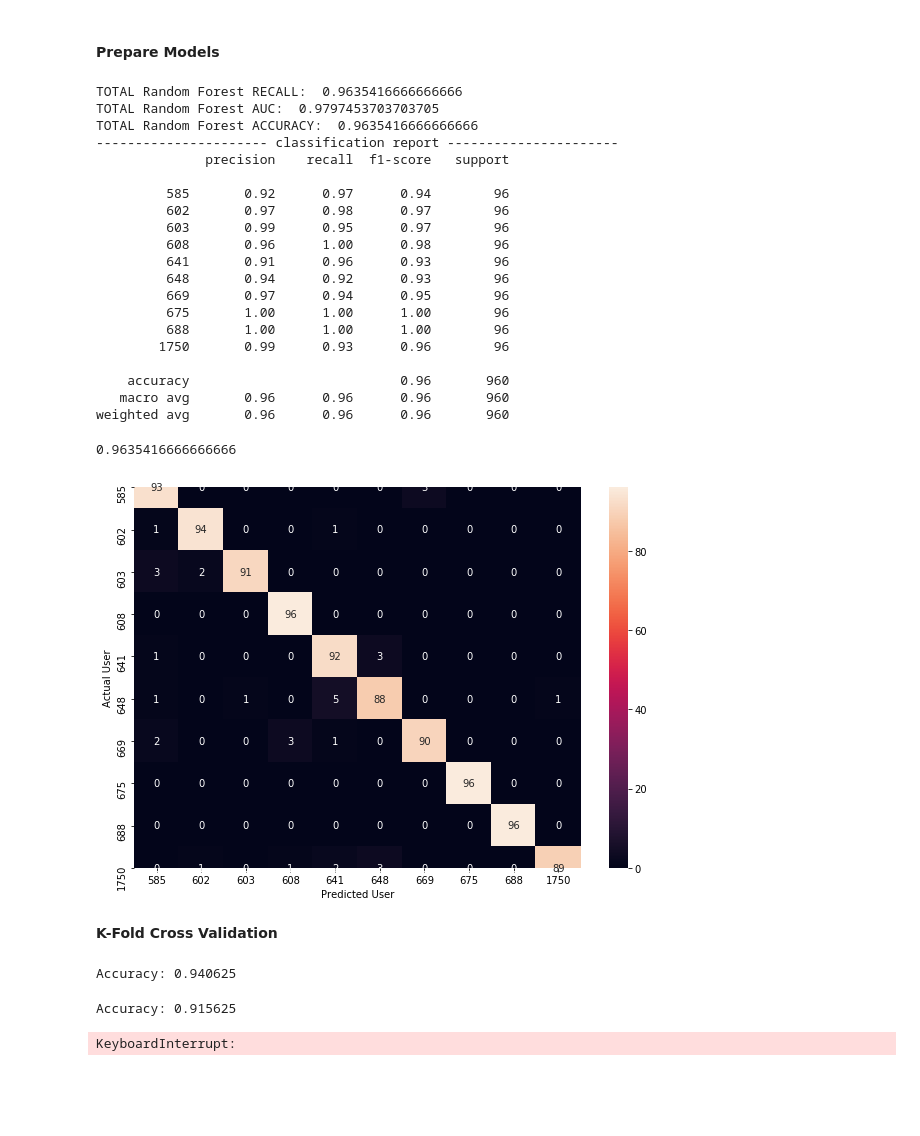
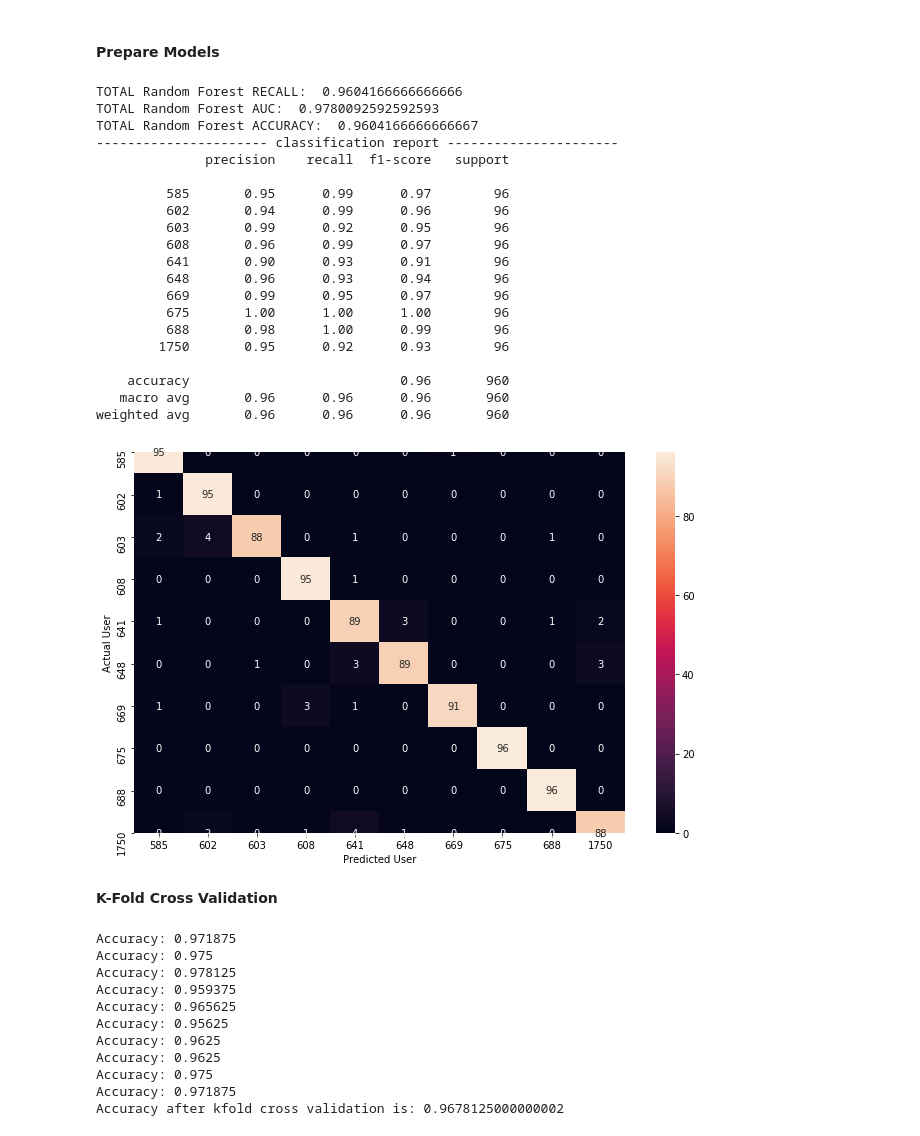
Before and after one commit to ek169/CSC_461_Final, a Jupyter notebook: Final_Project.ipynb, the cells around one changed output. Saved outputs shown, nothing was run; the diff lists cells and outputs as text; code cells hidden in the pictures; blank space fills up the shorter version.

```diff
--- a/Final_Project.ipynb
+++ b/Final_Project.ipynb
@@ -159,7 +159,10 @@ def preprocess_xyz(features, labels):
                'magnitude',
                'xz_cor', 'yz_cor',
                'x_peaks', 'y_peaks', 'z_peaks', 'avg_peaks',
-               'x_peak_width_mean', 'y_peak_width_mean', 'z_peak_width_mean'
+               'x_peak_width_mean', 'y_peak_width_mean', 'z_peak_width_mean',
+               'x_avg_dist_from_mean', 'y_avg_dist_from_mean', 'z_avg_dist_from_mean',
+               'x_fft_mean', 'y_fft_mean', 'z_fft_mean',
+               'x_fft_median', 'y_fft_median', 'z_fft_median',
               ]
     for row in features:
 
@@ -168,7 +171,12 @@ def preprocess_xyz(features, labels):
         y = row[:,1]
         z = row[:,2]
 
-        # find the peaks of height greater than 0.5 for x,y,z axes
+        x_fft = np.fft.fft(x)
+        y_fft = np.fft.fft(y)
+        z_fft = np.fft.fft(z)
+
+
+        # find the peaks of height greater than 0.1 for x,y,z axes
         x_peaks, _ = find_peaks(x, height=0.1)
         y_peaks, _ = find_peaks(y, height=0.1)
         z_peaks, _ = find_peaks(z, height=0.1)
@@ -178,6 +186,12 @@ def preprocess_xyz(features, labels):
         y_peak_widths = peak_widths(y, y_peaks, rel_height=0)
         z_peak_widths = peak_widths(z, z_peaks, rel_height=0)
 
+        # average distance from mean
+
+        x_avg_dist = np.mean(x-np.mean(x))
+        y_avg_dist = np.mean(y-np.mean(y))
+        z_avg_dist = np.mean(z-np.mean(z))
+
         # 16 time domain features per row
         # we may want to include these same features for the frequency domain
         new_row = [1,
@@ -186,7 +200,10 @@ def preprocess_xyz(features, labels):
                    LA.norm(row),
                    np.average(x)/np.average(z), np.average(y)/np.average(z),
                    len(x_peaks), len(y_peaks), len(z_peaks), len(x_peaks)+len(y_peaks)+len(z_peaks)/3,
-                   np.average(x_peak_widths), np.average(y_peak_widths), np.average(z_peak_widths)
+                   np.average(x_peak_widths), np.average(y_peak_widths), np.average(z_peak_widths),
+                   x_avg_dist, y_avg_dist, z_avg_dist,
+                   np.abs(np.average(x_fft)), np.abs(np.average(y_fft)), np.abs(np.average(z_fft)),
+                   np.abs(np.median(x_fft)),  np.abs(np.median(y_fft)),  np.abs(np.median(z_fft)),
                    ]
 
         # append the new feature row to the data set
@@ -196,6 +213,10 @@ def preprocess_xyz(features, labels):
     # create dataframe so we can see what's going on in the data
     processed_data = pd.DataFrame(processed_features, columns=new_columns)
 
+    # scale all features again
+    scaler = StandardScaler()
+    processed_data[new_columns[1:]] = scaler.fit_transform(processed_data[new_columns[1:]])
+
     # append column of users
     processed_data['user'] = labels
 
@@ -316,7 +337,7 @@ def multiclass_roc_auc_score(y_test, y_pred, average="macro"):
 
 def print_metrics(y_test, preds, model_name):
     cm = pd.crosstab(y_test, preds, rownames=['Actual User'], colnames=['Predicted User'])
-    plt.figure(figsize = (10,7))
+    plt.figure(figsize = (11,7))
     sn.heatmap(cm, annot=True, fmt='g')
 
     recall = recall_score(y_test, preds, average='macro')
@@ -397,44 +417,43 @@ def logistic_regression(X_train, y_train, X_test, y_test, metrics=False):
 # %%
 # quickly test models
 from sklearn.model_selection import train_test_split
 X_train, X_test, y_train, y_test = train_test_split(
               X, y, test_size=0.3, random_state=42, stratify=y)
 
 # looks like we're in business
-random_forest(X_train, y_train, X_test, y_test, True)
+rf = random_forest(X_train, y_train, X_test, y_test, True)
 #decision_tree(X_train, y_train, X_test, y_test, True)
 #support_vector_machine(X_train, y_train, X_test, y_test, True)
 #logistic_regression(X_train, y_train, X_test, y_test, True)
 # %% [output]
-TOTAL Random Forest RECALL:  0.9635416666666666
-TOTAL Random Forest AUC:  0.9797453703703705
-TOTAL Random Forest ACCURACY:  0.9635416666666666
+TOTAL Random Forest RECALL:  0.9604166666666666
+TOTAL Random Forest AUC:  0.9780092592592593
+TOTAL Random Forest ACCURACY:  0.9604166666666667
 ---------------------- classification report ----------------------
               precision    recall  f1-score   support
 
-         585       0.92      0.97      0.94        96
-         602       0.97      0.98      0.97        96
-         603       0.99      0.95      0.97        96
-         608       0.96      1.00      0.98        96
-         641       0.91      0.96      0.93        96
-         648       0.94      0.92      0.93        96
-         669       0.97      0.94      0.95        96
+         585       0.95      0.99      0.97        96
+         602       0.94      0.99      0.96        96
+         603       0.99      0.92      0.95        96
+         608       0.96      0.99      0.97        96
+         641       0.90      0.93      0.91        96
+         648       0.96      0.93      0.94        96
+         669       0.99      0.95      0.97        96
          675       1.00      1.00      1.00        96
-         688       1.00      1.00      1.00        96
-        1750       0.99      0.93      0.96        96
+         688       0.98      1.00      0.99        96
+        1750       0.95      0.92      0.93        96
 
     accuracy                           0.96       960
    macro avg       0.96      0.96      0.96       960
 weighted avg       0.96      0.96      0.96       960
-0.9635416666666666
-[figure, old version]
+[figure, new version]
 # %% [markdown]
 <b>K-Fold Cross Validation</b>
 # %%
 from sklearn.model_selection import KFold
 from sklearn.model_selection import StratifiedKFold
 
-number_of_splits = 10
+number_of_splits = max_users
 total_accuracy = 0
 
 # perform kfold cross validation
@@ -446,7 +465,7 @@ for train_index, test_index in kf.split(X, y):
     # train model
 
     # random forest
-    #accuracy = random_forest(X_train, y_train, X_test, y_test)
+    accuracy = random_forest(X_train, y_train, X_test, y_test)
 
     # decision tree
     #accuracy = decision_tree(X_train, y_train, X_test, y_test)
@@ -455,7 +474,7 @@ for train_index, test_index in kf.split(X, y):
     #accuracy = support_vector_machine(X_train, y_train, X_test, y_test)
 
     # logistic regression
-    accuracy = logistic_regression(X_train, y_train, X_test, y_test)
+    #accuracy = logistic_regression(X_train, y_train, X_test, y_test)
 
 
 
@@ -465,6 +484,14 @@ for train_index, test_index in kf.split(X, y):
 
 print("Accuracy after kfold cross validation is: " + str(total_accuracy/number_of_splits))
 # %% [output]
-Accuracy: 0.940625
+Accuracy: 0.971875
+Accuracy: 0.975
+Accuracy: 0.978125
+Accuracy: 0.959375
+Accuracy: 0.965625
+Accuracy: 0.95625
+Accuracy: 0.9625
+Accuracy: 0.9625
+Accuracy: 0.975
+Accuracy: 0.971875
+Accuracy after kfold cross validation is: 0.9678125000000002
-Accuracy: 0.915625
-KeyboardInterrupt:
```
Also changed, not shown: parts of 4 cells of this notebook.
